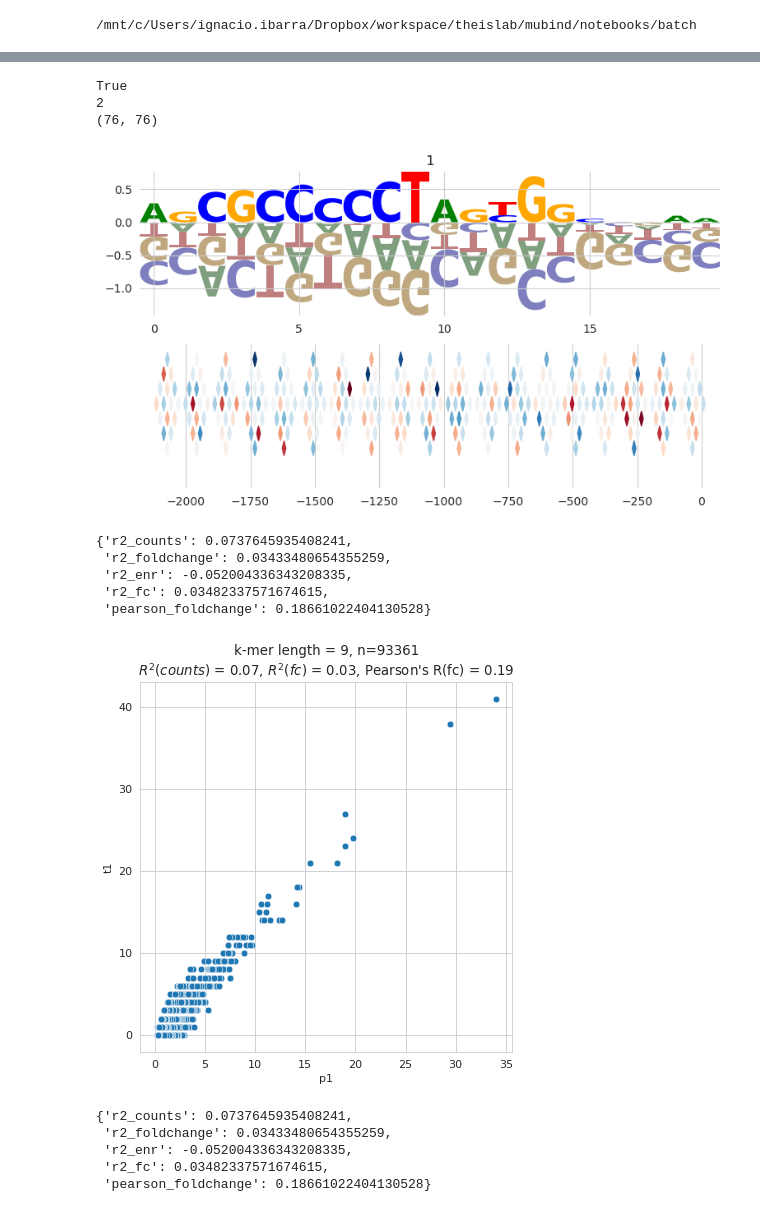
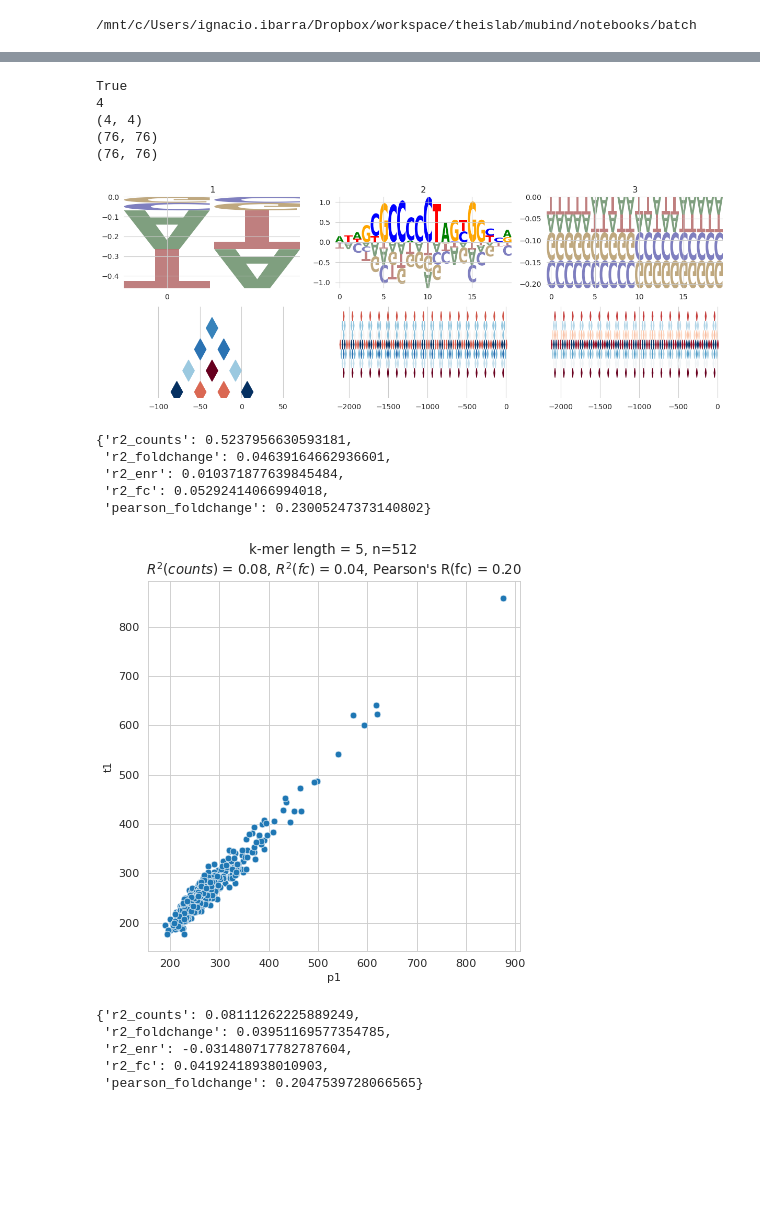
Before and after one commit to theislab/mubind, a Jupyter notebook: notebooks/batch/01_CTCF_two_batches.ipynb, the cells around one changed output, grey strips where cells are left out. Drawn from its saved outputs; the diff is of its cells as text; code cells hidden in the pictures; blank space fills up the shorter version.

```diff
--- a/notebooks/batch/01_CTCF_two_batches.ipynb
+++ b/notebooks/batch/01_CTCF_two_batches.ipynb
@@ -35,7 +32,7 @@ df.index = df.index.astype(str).str[45:]
 
 df = df[~df.index.duplicated(keep='first')]
 
-n_sample = 10000
+n_sample = 15000
 data = df.sample(min(df.shape[0], n_sample))
 
 # data = mb.pp.sample_rounds(df, 2, 10000)
@@ -68,3 +65,5 @@ warnings.filterwarnings('ignore')
 # %lprun -f mb.tl.train_iterative mb.tl.train_iterative(train, device, w=18, show_logo=False, opt_kernel_shift=0, opt_kernel_length=0, dirichlet_regularization=dirichlet_regularization, lr=[0.01, 0.01], weight_decay=[0.01, 0.001], ignore_kernel=ignore_kernel, num_epochs=2, early_stopping=100, use_dinuc=False, n_kernels=n_kernels, log_each=log_each, stop_at_kernel=None)
 # %%
 pd.set_option('display.expand_frame_repr', False)
+# %%
+model = mb.models.Multibind.make_model(train, 4, mb.tl.PoissonLoss()).cuda()
@@ -78,15 +100,15 @@ pd.set_option('display.expand_frame_repr', False)
 dirichlet_regularization = 0
 # for dirichlet_regularization_log in range(-5, 3):
 
-n_epochs = 500
+n_epochs = 200
 log_each = 10
-n_kernels = 2
+n_kernels = 4
 w = 20 # min(len(motif), 6)
 lr = [0.01] * n_kernels
 wd = [0.01,] + [0.001] * (n_kernels - 1)
 early_stopping = [5,] + [25] * (n_kernels - 1)
-opt_kernel_shift = 1
-opt_kernel_length = 1
+opt_kernel_shift=[0, 0, 1, 1]
+opt_kernel_length=[0, 0, 1, 1]
 use_mono = True
 use_dinuc = False
 dinuc_mode = 'local'
@@ -103,15 +125,20 @@ for ignore_kernel in [1]: # [0, 1]:
     print('\n\n##NEW JOB')
     print('ignore kernel', ignore_kernel)
     print('# trials', data.shape[0])
-    model_by_k, res_next = mb.tl.optimize_iterative(train, device, w=w, show_logo=0, criterion=criterion,
-                                                    opt_kernel_shift=opt_kernel_shift, opt_kernel_length=opt_kernel_length,
+
+    model = mb.models.Multibind.make_model(train, 4, mb.tl.PoissonLoss(), kernels=[0, 2, 20, 20]).cuda()
+
+    print(model)
+    model_by_k, results = model.optimize_iterative(train, show_logo=0,
                                                     dirichlet_regularization=dirichlet_regularization, # 10 ** dirichlet_regularization_log,
                                                     # lr=lr, weight_decay=wd, ignore_kernel=ignore_kernel,
                                                     use_mono=use_mono,
                                                     use_dinuc=use_dinuc,
                                                     dinuc_mode=dinuc_mode,
+                                                    opt_kernel_shift=opt_kernel_shift,
+                                                    opt_kernel_length=opt_kernel_length,
                                                     num_epochs=n_epochs, early_stopping=early_stopping, # optimiser=torch.optim.LBFGS,
-                                                    n_kernels=n_kernels, log_each=log_each, stop_at_kernel=None) #  seed=seed) # seeds.index[0]) #
+                                                    log_each=log_each, stop_at_kernel=None) #  seed=seed) # seeds.index[0]) #
     print('##DONE....\n\n')
 
 
@@ -185,28 +212,30 @@ rcParams['figure.dpi'] = 100
 mb.pl.conv(model, n_cols=2)
 # %% [output]
 True
-2
+4
+(4, 4)
 (76, 76)
+(76, 76)
-[figure, old version]
+[figure, new version]
 # %%
 
 model = model_by_k
-mb.tl.scores(model, train)
+mb.tl.scores(model, train, k=9)
 # %% [output]
-{'r2_counts': 0.0737645935408241,
- 'r2_foldchange': 0.03433480654355259,
- 'r2_enr': -0.052004336343208335,
- 'r2_fc': 0.03482337571674615,
- 'pearson_foldchange': 0.18661022404130528}
+{'r2_counts': 0.5237956630593181,
+ 'r2_foldchange': 0.04639164662936601,
+ 'r2_enr': 0.010371877639845484,
+ 'r2_fc': 0.05292414066994018,
+ 'pearson_foldchange': 0.23005247373140802}
 # %%
 rcParams['figure.figsize'] = 6, 6
 rcParams['figure.dpi'] = 80
 
-mb.pl.kmer_enrichment(model, train, log_scale=False, style='scatter', ylab='t1', xlab='p1', k=9)
+mb.pl.kmer_enrichment(model, train, log_scale=False, style='scatter', ylab='t1', xlab='p1', k=5)
 # %% [output]
-[figure, old version]
+[figure, new version]
-{'r2_counts': 0.0737645935408241,
- 'r2_foldchange': 0.03433480654355259,
- 'r2_enr': -0.052004336343208335,
- 'r2_fc': 0.03482337571674615,
- 'pearson_foldchange': 0.18661022404130528}
+{'r2_counts': 0.08111262225889249,
+ 'r2_foldchange': 0.03951169577354785,
+ 'r2_enr': -0.031480717782787604,
+ 'r2_fc': 0.04192418938010903,
+ 'pearson_foldchange': 0.2047539728066565}
```
Also changed, not shown: parts of 10 cells of this notebook, 7 other files.
